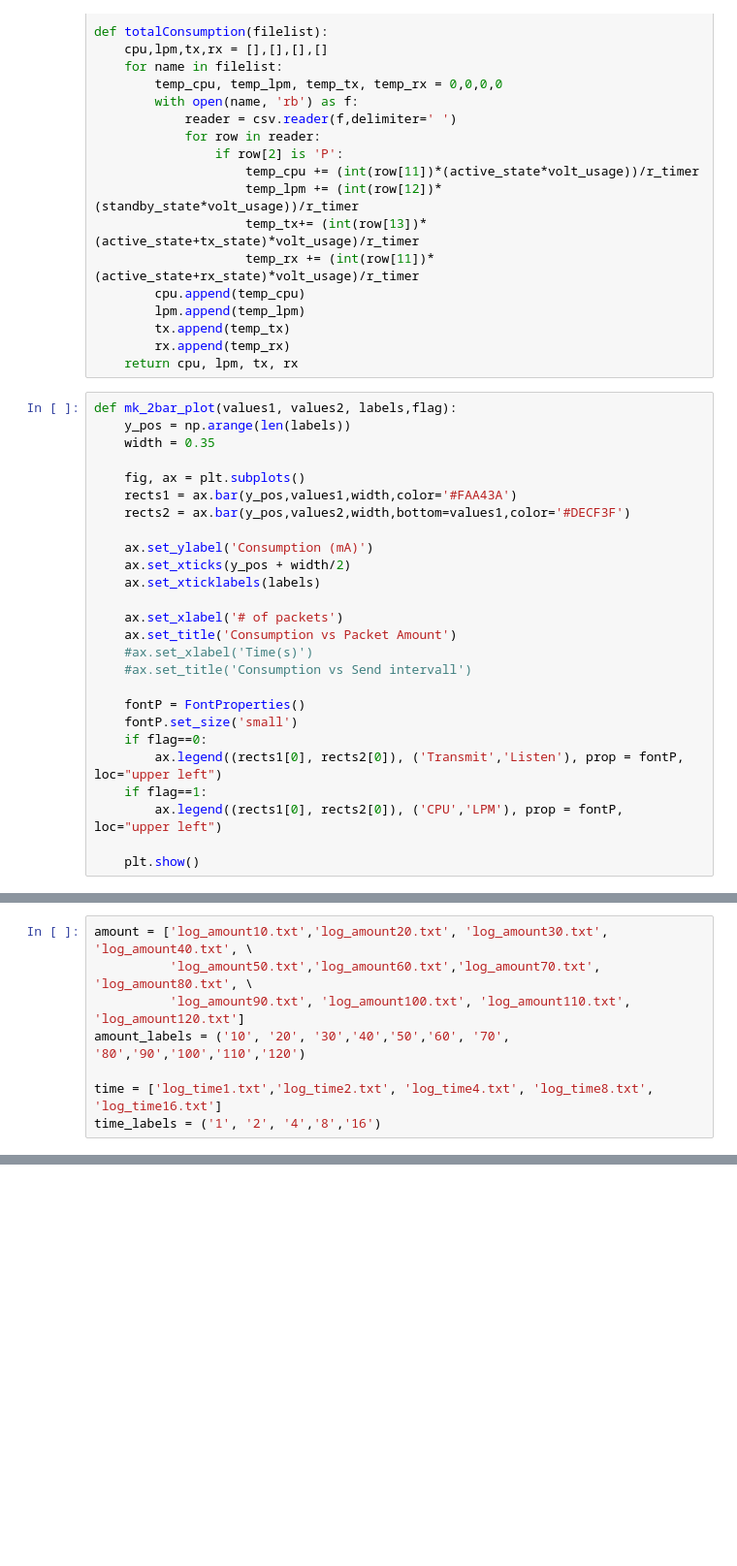
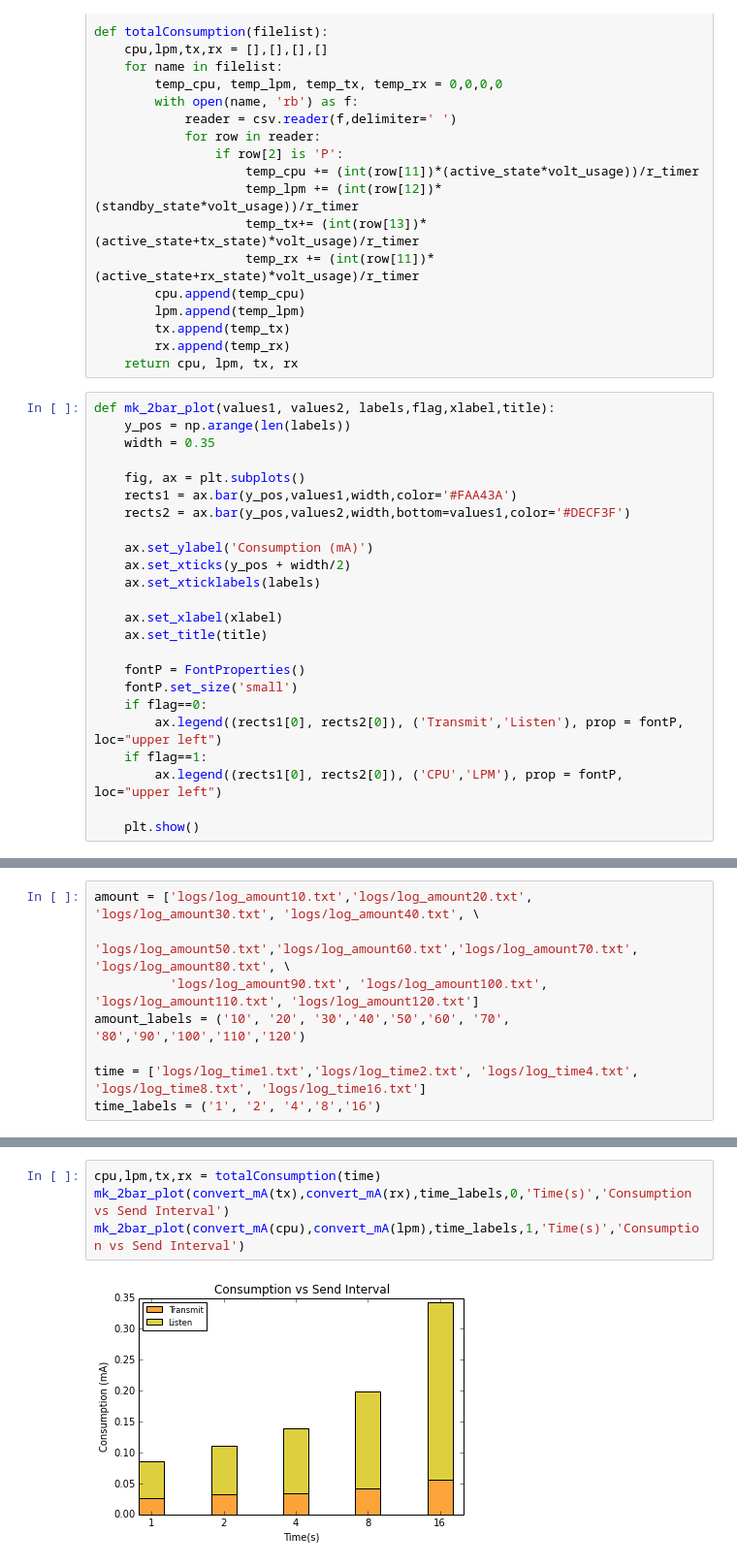
Before and after one commit to DrThyme/TWAMP-Measurement-IoT, a Jupyter notebook: experiments/Experiments_Presentation.ipynb, the cells around one changed output, grey strips where cells are left out. Shown at 97% size. Drawn from its saved outputs; the diff is of its cells as text; blank space fills up the shorter version.

```diff
--- a/experiments/Experiments_Presentation.ipynb
+++ b/experiments/Experiments_Presentation.ipynb
@@ -51,7 +63,7 @@ def totalConsumption(filelist):
         rx.append(temp_rx)
     return cpu, lpm, tx, rx
 # %%
-def mk_2bar_plot(values1, values2, labels,flag):
+def mk_2bar_plot(values1, values2, labels,flag,xlabel,title):
     y_pos = np.arange(len(labels))
     width = 0.35
 
@@ -63,10 +75,8 @@ def mk_2bar_plot(values1, values2, labels,flag):
     ax.set_xticks(y_pos + width/2)
     ax.set_xticklabels(labels)
 
-    ax.set_xlabel('# of packets')
-    ax.set_title('Consumption vs Packet Amount')
-    #ax.set_xlabel('Time(s)')
-    #ax.set_title('Consumption vs Send intervall')
+    ax.set_xlabel(xlabel)
+    ax.set_title(title)
 
     fontP = FontProperties()
     fontP.set_size('small')
@@ -79,8 +107,8 @@ def mk_2bar_plot(values1, values2, labels,flag):
 # %%
-amount = ['log_amount10.txt','log_amount20.txt', 'log_amount30.txt', 'log_amount40.txt', \
-          'log_amount50.txt','log_amount60.txt','log_amount70.txt', 'log_amount80.txt', \
-          'log_amount90.txt', 'log_amount100.txt', 'log_amount110.txt', 'log_amount120.txt']
+amount = ['logs/log_amount10.txt','logs/log_amount20.txt', 'logs/log_amount30.txt', 'logs/log_amount40.txt', \
+          'logs/log_amount50.txt','logs/log_amount60.txt','logs/log_amount70.txt', 'logs/log_amount80.txt', \
+          'logs/log_amount90.txt', 'logs/log_amount100.txt', 'logs/log_amount110.txt', 'logs/log_amount120.txt']
 amount_labels = ('10', '20', '30','40','50','60', '70', '80','90','100','110','120')
 
-time = ['log_time1.txt','log_time2.txt', 'log_time4.txt', 'log_time8.txt', 'log_time16.txt']
+time = ['logs/log_time1.txt','logs/log_time2.txt', 'logs/log_time4.txt', 'logs/log_time8.txt', 'logs/log_time16.txt']
 time_labels = ('1', '2', '4','8','16')
@@ -98,0 +146,6 @@ mk_2bar_plot(convert_mA(cpu),convert_mA(lpm),time_labels,1)
+# %%
+cpu,lpm,tx,rx = totalConsumption(time)
+mk_2bar_plot(convert_mA(tx),convert_mA(rx),time_labels,0,'Time(s)','Consumption vs Send Interval')
+mk_2bar_plot(convert_mA(cpu),convert_mA(lpm),time_labels,1,'Time(s)','Consumption vs Send Interval')
+# %% [output]
+[figure, added]
```
Also changed, not shown: parts of 17 cells of this notebook, 20 other files.
